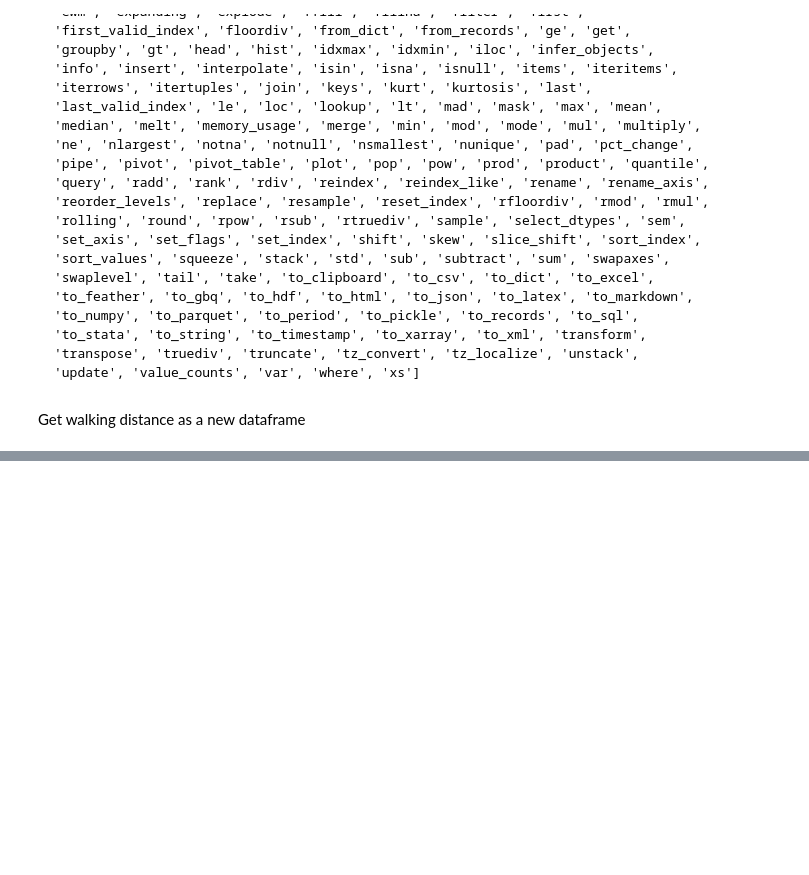
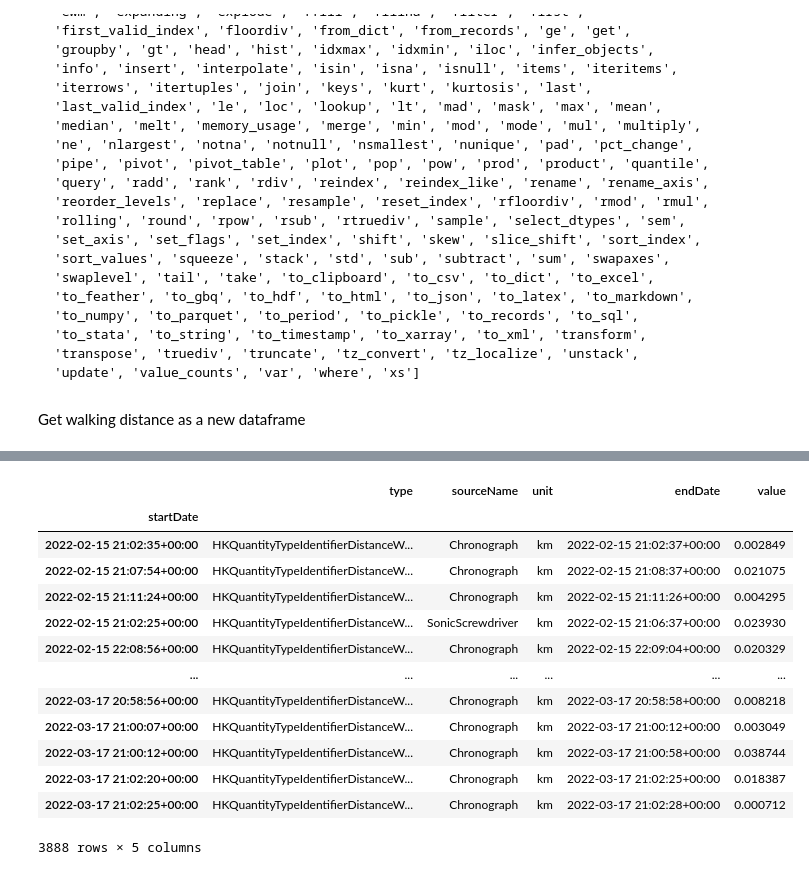
Before and after one commit to brunoamaral/gregory-ai, a Jupyter notebook: notebooks/mobility report.ipynb, the cells around one changed output, grey strips where cells are left out. Saved outputs shown, nothing was run; the diff lists cells and outputs as text; code cells hidden in the pictures; blank space fills up the shorter version.

```diff
--- a/notebooks/mobility report.ipynb
+++ b/notebooks/mobility report.ipynb
@@ -272,0 +274,18 @@ NameError: name 'walking_distance' is not defined
+# %%
+last30days = walking_distance.last('30D')
+last30days
+# %% [output]
+|  | type | sourceName | unit | endDate | value |
+| startDate |  |  |  |  |  |
+| 2022-02-15 21:02:35+00:00 | HKQuantityTypeIdentifierDistanceW... | Chronograph | km | 2022-02-15 21:02:37+00:00 | 0.002849 |
+| 2022-02-15 21:07:54+00:00 | HKQuantityTypeIdentifierDistanceW... | Chronograph | km | 2022-02-15 21:08:37+00:00 | 0.021075 |
+| 2022-02-15 21:11:24+00:00 | HKQuantityTypeIdentifierDistanceW... | Chronograph | km | 2022-02-15 21:11:26+00:00 | 0.004295 |
+| 2022-02-15 21:02:25+00:00 | HKQuantityTypeIdentifierDistanceW... | SonicScrewdriver | km | 2022-02-15 21:06:37+00:00 | 0.023930 |
+| 2022-02-15 22:08:56+00:00 | HKQuantityTypeIdentifierDistanceW... | Chronograph | km | 2022-02-15 22:09:04+00:00 | 0.020329 |
+| ... | ... | ... | ... | ... | ... |
+| 2022-03-17 20:58:56+00:00 | HKQuantityTypeIdentifierDistanceW... | Chronograph | km | 2022-03-17 20:58:58+00:00 | 0.008218 |
+| 2022-03-17 21:00:07+00:00 | HKQuantityTypeIdentifierDistanceW... | Chronograph | km | 2022-03-17 21:00:12+00:00 | 0.003049 |
+| 2022-03-17 21:00:12+00:00 | HKQuantityTypeIdentifierDistanceW... | Chronograph | km | 2022-03-17 21:00:58+00:00 | 0.038744 |
+| 2022-03-17 21:02:20+00:00 | HKQuantityTypeIdentifierDistanceW... | Chronograph | km | 2022-03-17 21:02:25+00:00 | 0.018387 |
+| 2022-03-17 21:02:25+00:00 | HKQuantityTypeIdentifierDistanceW... | Chronograph | km | 2022-03-17 21:02:28+00:00 | 0.000712 |
+3888 rows × 5 columns
```
Also changed, not shown: parts of 8 cells of this notebook.
